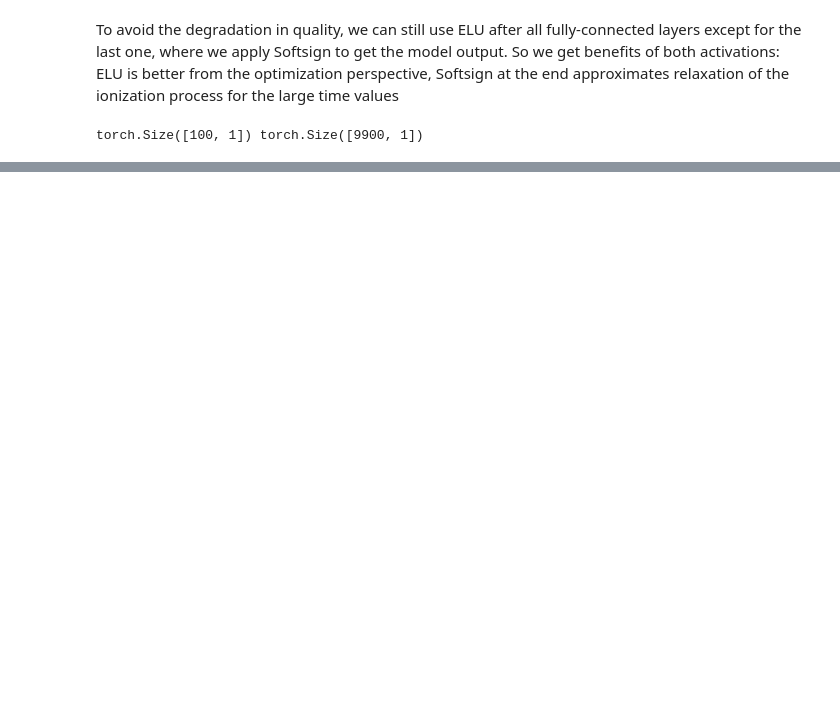
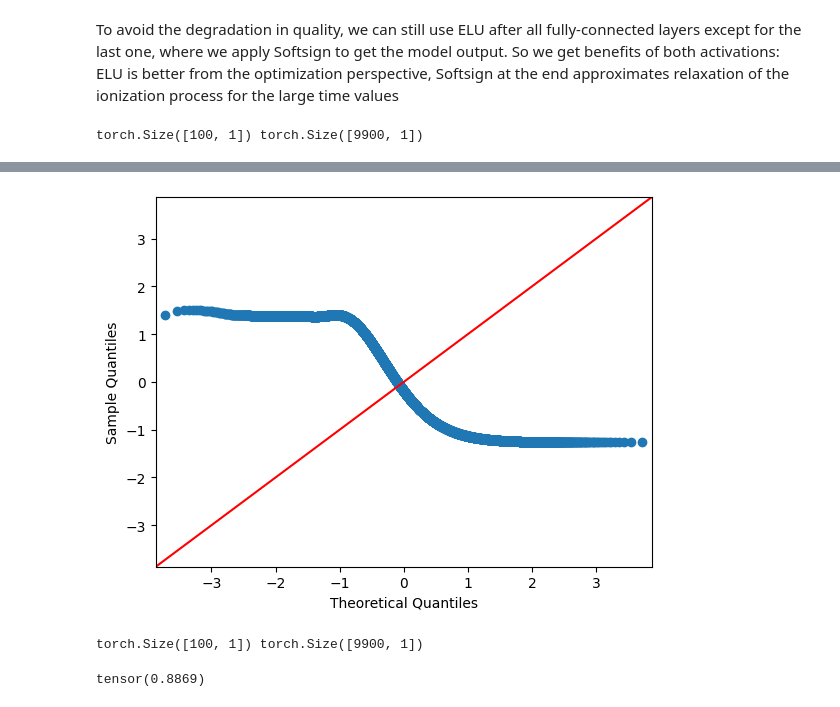
Before and after one commit to CS-433/ml-project-2-lady_bug, a Jupyter notebook: hydrogen_ode.ipynb, the cells around one changed output, grey strips where cells are left out. Cells and saved outputs as stored; diff of their text form; code cells hidden in the pictures; blank space fills up the shorter version.

```diff
--- a/hydrogen_ode.ipynb
+++ b/hydrogen_ode.ipynb
@@ -185,0 +199,26 @@ plt.legend()
+# %%
+qq_plot = plot_q_q(x, model, y)
+# %% [output]
+[figure, added]
+# %%
+model = FCN_with_last_activation([1, 32, 32, 32, 32, 32, 1])
+optimizer = torch.optim.Adam(model.parameters(), lr=1e-3)
+scheduler = torch.optim.lr_scheduler.ReduceLROnPlateau(optimizer, factor=0.8, patience=20,)
+
+run = Run('baseline_with_reduced_coef_phys_loss_hybrid_activation_1000_epochs')
+
+run.data_handler = DataHandler(x, y, 2000, 20)
+run.model = model
+
+run.optimizer = optimizer
+run.scheduler = scheduler
+run.data_loss = torch.nn.MSELoss()
+run.physics_loss = lambda x, y: physics_loss_fn(x, y, loss_coef=1e-4)
+
+run.train(1000)
+# %% [output]
+torch.Size([100, 1]) torch.Size([9900, 1])
+# %%
+run.score()
+# %% [output]
+tensor(0.8869)
```
Also changed, not shown: parts of 18 cells of this notebook, 14 other files.
